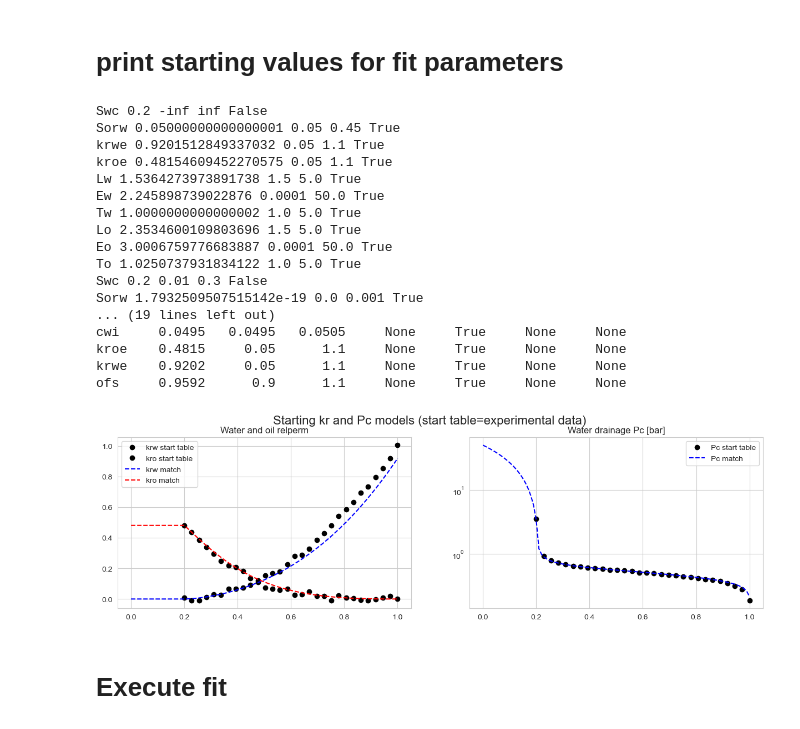
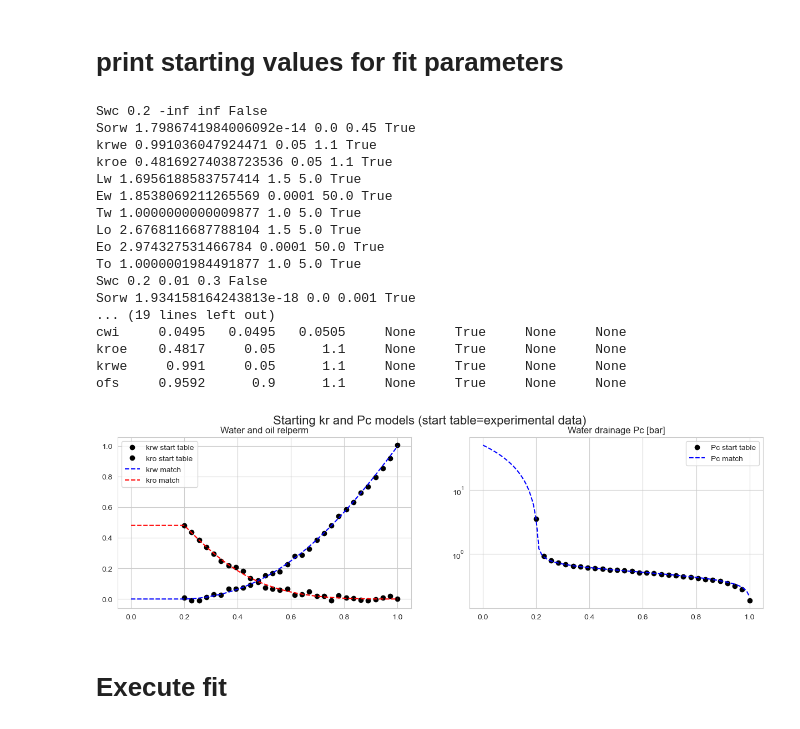
Before and after one commit to sede-open/Core2Relperm, a Jupyter notebook: python/USS_synthetic_data_drainage_from-Excel.ipynb, the cells around one changed output. Saved outputs shown, nothing was run; the diff lists cells and outputs as text; code cells hidden in the pictures.

```diff
--- a/python/USS_synthetic_data_drainage_from-Excel.ipynb
+++ b/python/USS_synthetic_data_drainage_from-Excel.ipynb
@@ -250,7 +250,7 @@ NOW  = 3.0
 
 params_LET = Parameters()
 params_LET.add('Swc',  value=SWC,  vary=False)
-params_LET.add('Sorw', value=SORW, min=0.05, max=0.45, vary=True)
+params_LET.add('Sorw', value=SORW, min=0.0, max=0.45, vary=True)
 params_LET.add('krwe', value=KRWE, min=0.05, max=1.10, vary=True)
 params_LET.add('kroe', value=KROE, min=0.05, max=1.10, vary=True)
 params_LET.add('Lw', value=NW,   min=1.5,  max=5.0, vary=True)
@@ -1144,28 +1144,24 @@ params_pckr['Eo'].vary=False
 params_pckr['Tw'].vary=False
 params_pckr['To'].vary=False
 
+# fix krwe and Sorw
+params_pckr['Sorw'].value=0.0
+params_pckr['Sorw'].vary=False
 
+params_pckr['krwe'].value=1.0
+params_pckr['krwe'].vary=False
 
-#AWI = 0.60
-#AOI = 0.1
-#CWI = 0.05
-#SWI  = 0.22
-#CI = 0.2
-#ofs = 1.0
-#params_pc.add('Swc',  value=SWC,  min=0.01, max=0.3, vary=False)
-#params_pc.add('Sorw', value=SORW, min=SORW*0.99, max=SORW*1.01+0.001, vary=True)
-#params_pc.add('Swi',  value=SWI,  min=SWI*0.99, max=SWI*1.01, vary=True)
-#params_pc.add('cwi',   value=CWI,  min=CWI*0.99, max=CWI*1.01, vary=True)
-#params_pc.add('awi',   value=AWI,  min=AWI*0.99, max=AWI*1.01, vary=True)
-#params_pc.add('aoi',   value=AOI,  min=AOI*0.99, max=AOI*1.01, vary=True)
-#params_pc.add('ci',   value=CI,  min=CI*0.99, max=CI*1.01+0.0001, vary=True)
-#params_pc.add('ofs',   value=ofs,  min=ofs*0.9, max=ofs*1.1, vary=True)
+# vary Swc
+params_pckr['Swc'].value=SWC
+params_pckr['Swc'].vary=True
+
+# Limits for the parameters
 
 params_pckr['Sorw'].min=0.0
 params_pckr['Sorw'].max=0.1
 
-params_pckr['Swc'].min=0.001
-params_pckr['Swc'].max=0.3
+params_pckr['Swc'].min=params_pckr['Swc'].value*0.1
+params_pckr['Swc'].max=params_pckr['Swc'].value+.2
 
 params_pckr['Swi'].min=params_pckr['Swc'].value+0.001
 params_pckr['Swi'].max=params_pckr['Swc'].max
@@ -1192,46 +1188,46 @@ params_pckr['ofs'].max=2
 #equal weight to dp and sw
 
 uss_matchobj = USSMatchObjective1(
     model=model1,
     dp_weight=1, op_weight=1, sw_weight=1,
     dp_data=expdataHIS,
     dp_error=0.01,
     op_data =expdataHIS,
     op_error = 0.05,
     sw_profile_times=expdataHISsattimes,
     sw_profile_data =expdataHISsatprofiles,
     sw_error = 0.01,
     dp_switch_time=0, # switch from delta_P_w to delta_P_o at this time
 )
 
 
 #Check that objective function works
 
 uss_matchobj( params_pckr )
 
 
 #Check starting relperm and capillary pressure model vs experimental data tables
 
 plot_rlp_cpr( uss_matchobj, 'Starting kr and Pc models (start table=experimental data)', params=params_pckr)
 # %% [output]
 Swc 0.2 -inf inf False
-Sorw 0.05000000000000001 0.05 0.45 True
-krwe 0.9201512849337032 0.05 1.1 True
-kroe 0.48154609452270575 0.05 1.1 True
-Lw 1.5364273973891738 1.5 5.0 True
-Ew 2.245898739022876 0.0001 50.0 True
-Tw 1.0000000000000002 1.0 5.0 True
-Lo 2.3534600109803696 1.5 5.0 True
-Eo 3.0006759776683887 0.0001 50.0 True
-To 1.0250737931834122 1.0 5.0 True
+Sorw 1.7986741984006092e-14 0.0 0.45 True
+krwe 0.991036047924471 0.05 1.1 True
+kroe 0.48169274038723536 0.05 1.1 True
+Lw 1.6956188583757414 1.5 5.0 True
+Ew 1.8538069211265569 0.0001 50.0 True
+Tw 1.0000000000009877 1.0 5.0 True
+Lo 2.6768116687788104 1.5 5.0 True
+Eo 2.974327531466784 0.0001 50.0 True
+To 1.0000001984491877 1.0 5.0 True
 Swc 0.2 0.01 0.3 False
-Sorw 1.7932509507515142e-19 0.0 0.001 True
+Sorw 1.934158164243813e-18 0.0 0.001 True
 ... (19 lines left out)
 cwi     0.0495   0.0495   0.0505     None     True     None     None
-kroe    0.4815     0.05      1.1     None     True     None     None
-krwe    0.9202     0.05      1.1     None     True     None     None
+kroe    0.4817     0.05      1.1     None     True     None     None
+krwe     0.991     0.05      1.1     None     True     None     None
 ofs     0.9592      0.9      1.1     None     True     None     None
-[figure, old version]
+[figure, new version]
 # %% [markdown]
 # Execute fit
 # %%
```
Also changed, not shown: parts of 14 cells of this notebook, 5 other files.
